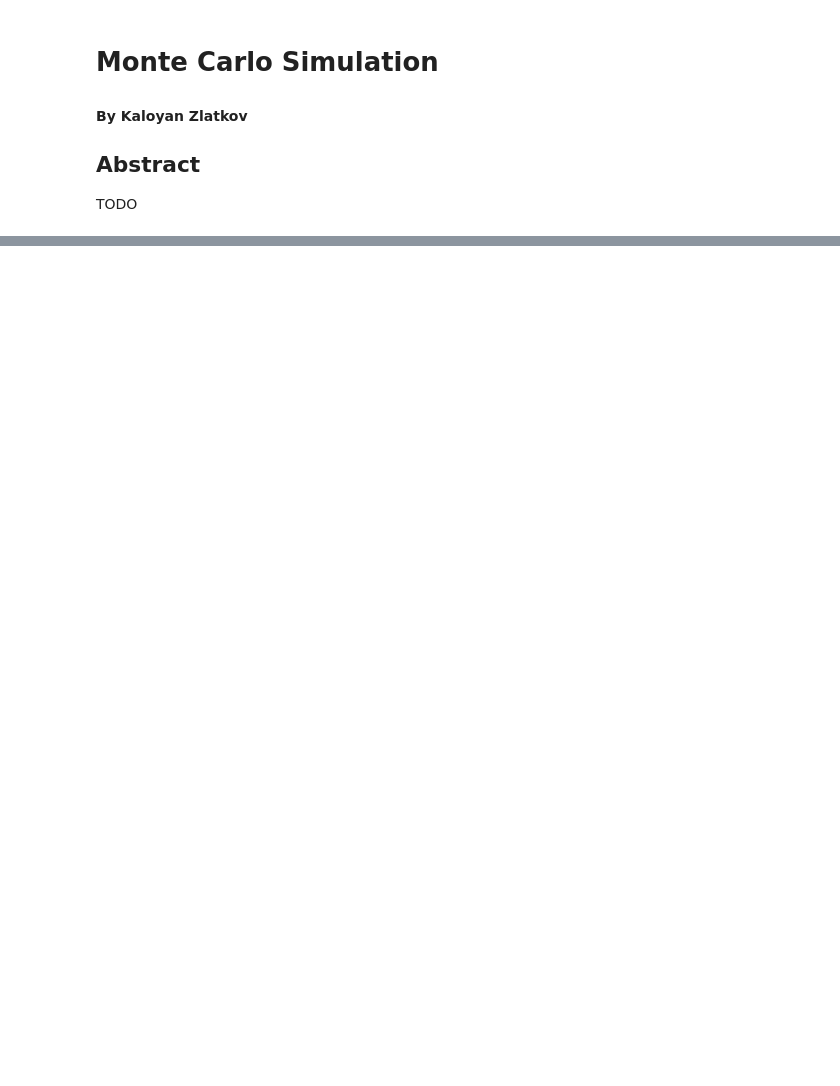
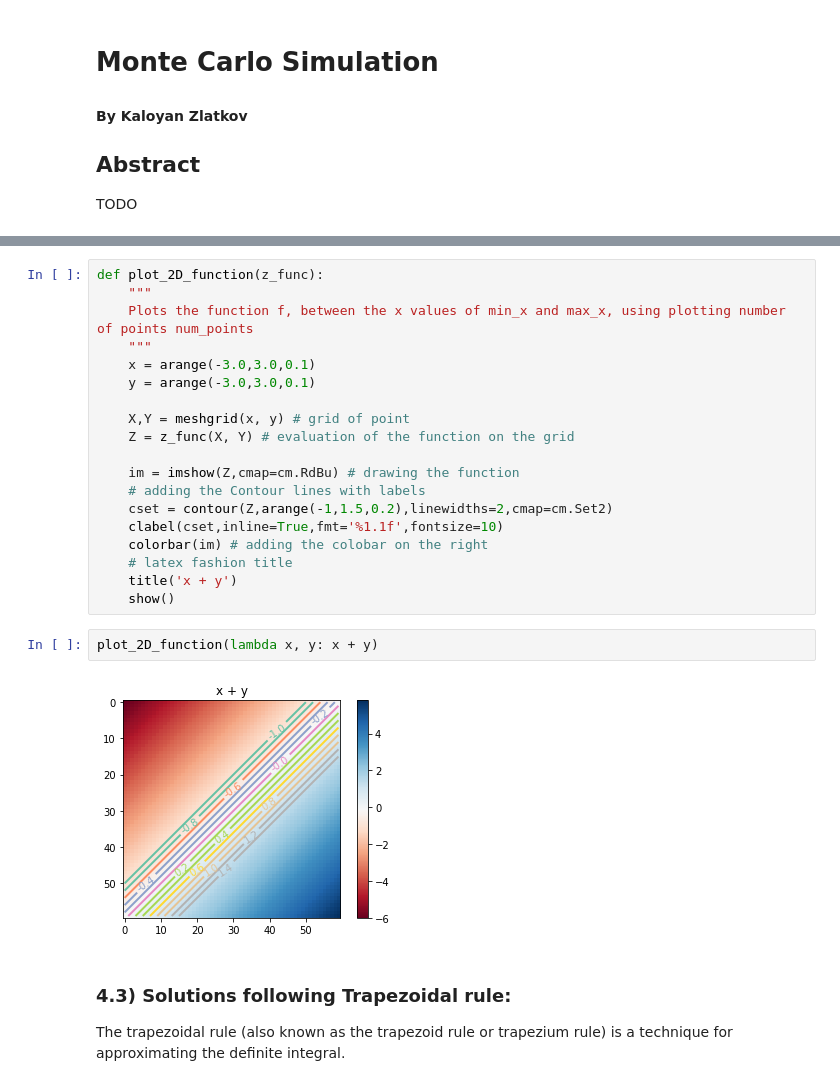
Before and after one commit to viraco4a/SoftUni, a Jupyter notebook: MathConceptsForDevelopers/Exam/Monte Carlo Simulation.ipynb, the cells around one changed output, grey strips where cells are left out. Cells and saved outputs as stored; diff of their text form; blank space fills up the shorter version.

```diff
--- a/MathConceptsForDevelopers/Exam/Monte Carlo Simulation.ipynb
+++ b/MathConceptsForDevelopers/Exam/Monte Carlo Simulation.ipynb
@@ -33,0 +146,26 @@ Also, simulators can be used as an effective means for teaching or demonstrating
+# %%
+def plot_2D_function(z_func):
+    """
+    Plots the function f, between the x values of min_x and max_x, using plotting number of points num_points
+    """
+    x = arange(-3.0,3.0,0.1)
+    y = arange(-3.0,3.0,0.1)
+
+    X,Y = meshgrid(x, y) # grid of point
+    Z = z_func(X, Y) # evaluation of the function on the grid
+
+    im = imshow(Z,cmap=cm.RdBu) # drawing the function
+    # adding the Contour lines with labels
+    cset = contour(Z,arange(-1,1.5,0.2),linewidths=2,cmap=cm.Set2)
+    clabel(cset,inline=True,fmt='%1.1f',fontsize=10)
+    colorbar(im) # adding the colobar on the right
+    # latex fashion title
+    title('x + y')
+    show()
+# %%
+plot_2D_function(lambda x, y: x + y)
+# %% [output]
+[figure, added]
+# %% [markdown]
+### 4.3) Solutions following Trapezoidal rule:
+Тhe trapezoidal rule (also known as the trapezoid rule or trapezium rule) is a technique for approximating the definite integral.
```
Also changed, not shown: parts of 20 cells of this notebook.
